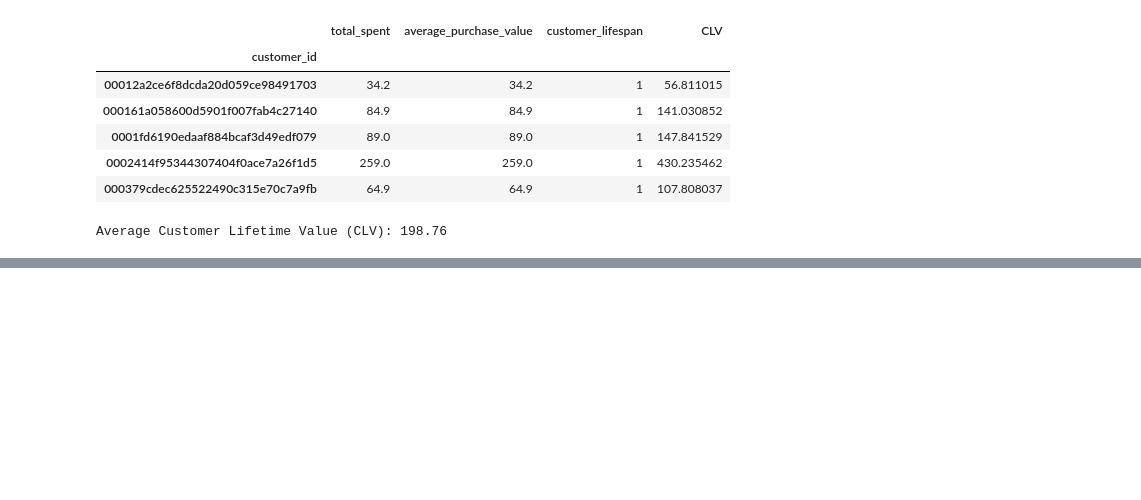
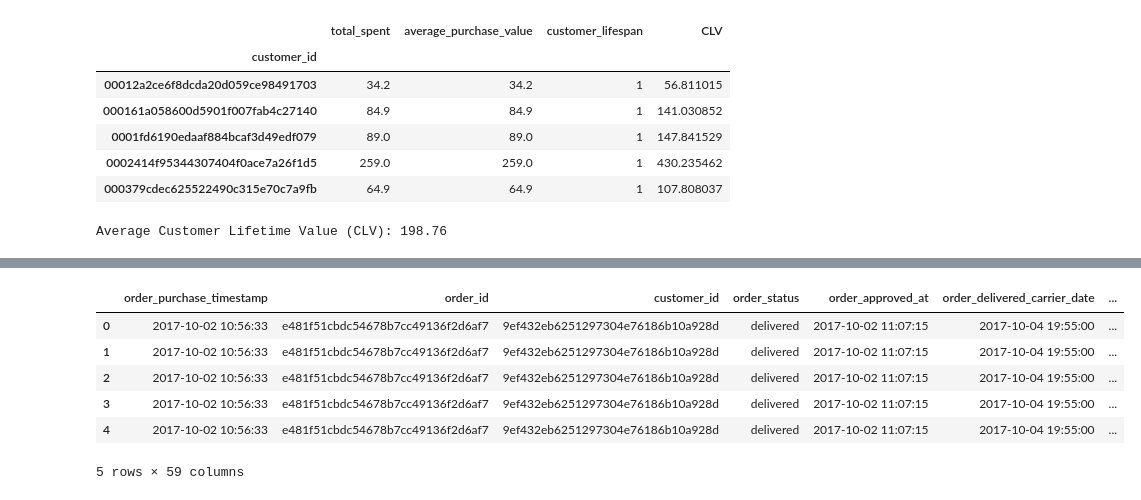
Before and after one commit to Mohit-Singh-261097/Customer-Segmentation-Analysis-Brazillian_E-commercence_Dataset-, a Jupyter notebook: notebooks/Customer_Segmentation.ipynb, the cells around one changed output, grey strips where cells are left out. Drawn from its saved outputs; the diff is of its cells as text; code cells hidden in the pictures; blank space fills up the shorter version.

```diff
--- a/notebooks/Customer_Segmentation.ipynb
+++ b/notebooks/Customer_Segmentation.ipynb
@@ -2452,0 +2463,19 @@ Average Customer Lifetime Value (CLV): 198.76
+# %%
+# Start with full_orders_with_cumulative_df as the base dataset
+customer_segments_df = full_orders_with_cumulative_df.copy()
+
+# Merge in RFM, CLV, and other metrics as needed, using suffixes to avoid conflicts
+customer_segments_df = customer_segments_df.merge(rfm_df, on='customer_id', how='left', suffixes=('', '_rfm'))
+customer_segments_df = customer_segments_df.merge(clv_df[['customer_id', 'CLV']], on='customer_id', how='left', suffixes=('', '_clv'))
+customer_segments_df = customer_segments_df.merge(geo_spatial_df, on='customer_id', how='left', suffixes=('', '_geo'))
+
+# Display the merged DataFrame to verify column names
+display(customer_segments_df.head())
+# %% [output]
+|  | order_purchase_timestamp | order_id | customer_id | order_status | order_approved_at | order_delivered_carrier_date | ... |
+| 0 | 2017-10-02 10:56:33 | e481f51cbdc54678b7cc49136f2d6af7 | 9ef432eb6251297304e76186b10a928d | delivered | 2017-10-02 11:07:15 | 2017-10-04 19:55:00 | ... |
+| 1 | 2017-10-02 10:56:33 | e481f51cbdc54678b7cc49136f2d6af7 | 9ef432eb6251297304e76186b10a928d | delivered | 2017-10-02 11:07:15 | 2017-10-04 19:55:00 | ... |
+| 2 | 2017-10-02 10:56:33 | e481f51cbdc54678b7cc49136f2d6af7 | 9ef432eb6251297304e76186b10a928d | delivered | 2017-10-02 11:07:15 | 2017-10-04 19:55:00 | ... |
+| 3 | 2017-10-02 10:56:33 | e481f51cbdc54678b7cc49136f2d6af7 | 9ef432eb6251297304e76186b10a928d | delivered | 2017-10-02 11:07:15 | 2017-10-04 19:55:00 | ... |
+| 4 | 2017-10-02 10:56:33 | e481f51cbdc54678b7cc49136f2d6af7 | 9ef432eb6251297304e76186b10a928d | delivered | 2017-10-02 11:07:15 | 2017-10-04 19:55:00 | ... |
+5 rows × 59 columns
```
Also changed, not shown: parts of 8 cells of this notebook.
